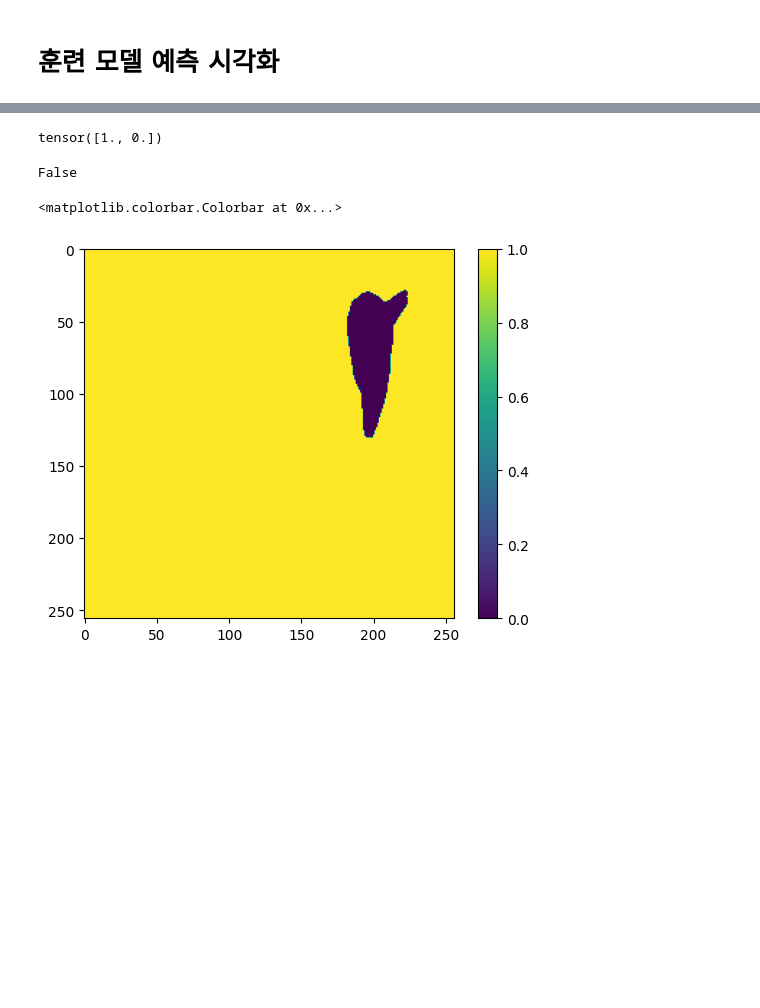
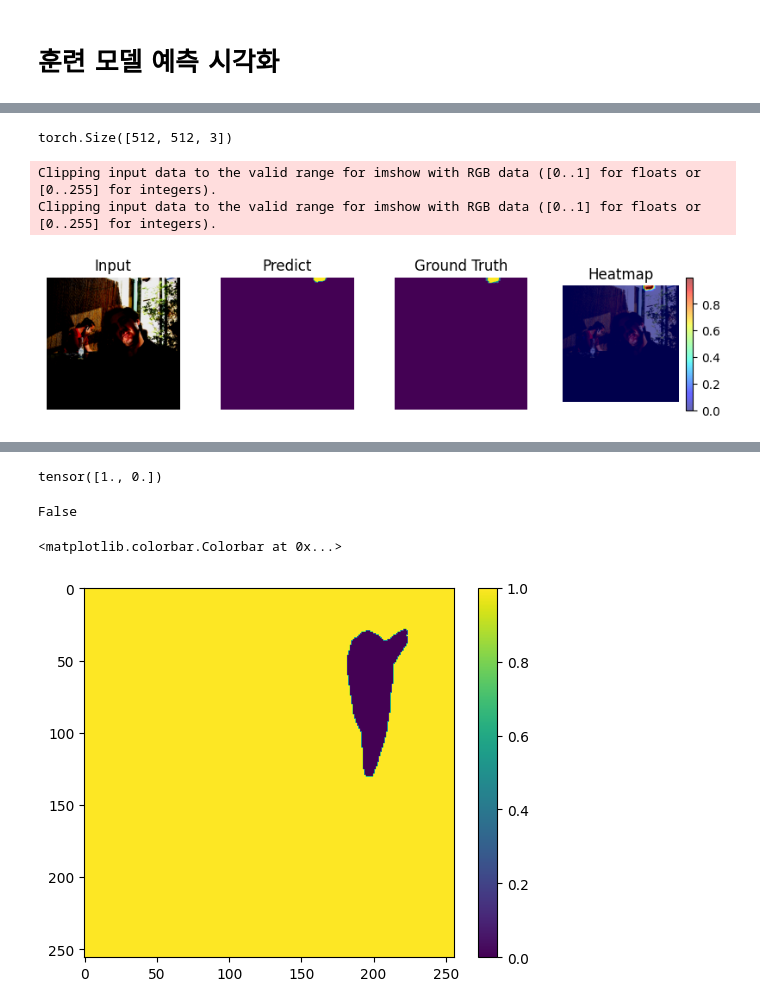
Before and after one commit to ictseoyoungmin/lab_ringed_residual, a Jupyter notebook: RRU_train_test.ipynb, the cells around one changed output, grey strips where cells are left out. Saved outputs shown, nothing was run; the diff lists cells and outputs as text; code cells hidden in the pictures; blank space fills up the shorter version.

Commit message:
dct_rrunet second train 성공적, 시각화 비교

```diff
--- a/RRU_train_test.ipynb
+++ b/RRU_train_test.ipynb
@@ -32,5 +18,8 @@ torch.Size([3])
 # %%
+dct_rrunet = DCT_RRUnet().cuda()
+dct_rrunet.load_state_dict(torch.load('./result/logs/defactor/DCT_RRUnet/'+
+'\DCT-[val_dice]-0.8828-[train_loss]-0.1131-ep2.pkl'))
 rru_net = Ringed_Res_Unet().cuda()
-rru_net.load_state_dict(torch.load('./result/logs/defactor/DCT_RRUnet/'+
-'\DCT-[val_dice]-0.8828-[train_loss]-0.1131-ep2.pkl'))
+rru_net.load_state_dict(torch.load('./result/logs/defactor/Ringed_Res_Unet/'+
+'\defactor-[val_dice]-0.7546-[train_loss]-0.3125-ep15.pkl'))
 # %% [output]
@@ -88,0 +75,7 @@ tensor(0, device='cuda:0')
+# %%
+plot_result(dct_rrunet,'DCT')
+# %% [output]
+torch.Size([512, 512, 3])
+Clipping input data to the valid range for imshow with RGB data ([0..1] for floats or [0..255] for integers).
+Clipping input data to the valid range for imshow with RGB data ([0..1] for floats or [0..255] for integers).
+[figure, added]
```
Also changed, not shown: parts of 5 cells of this notebook, 7 other files.
